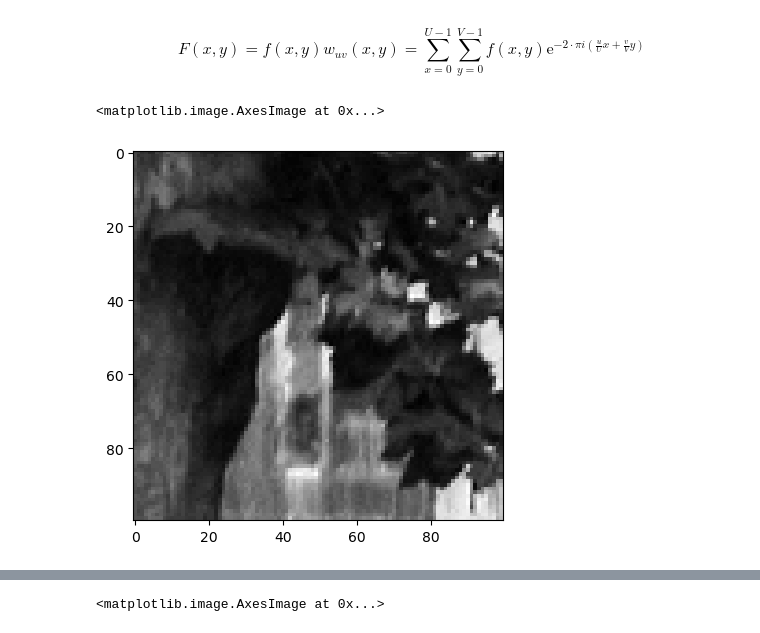
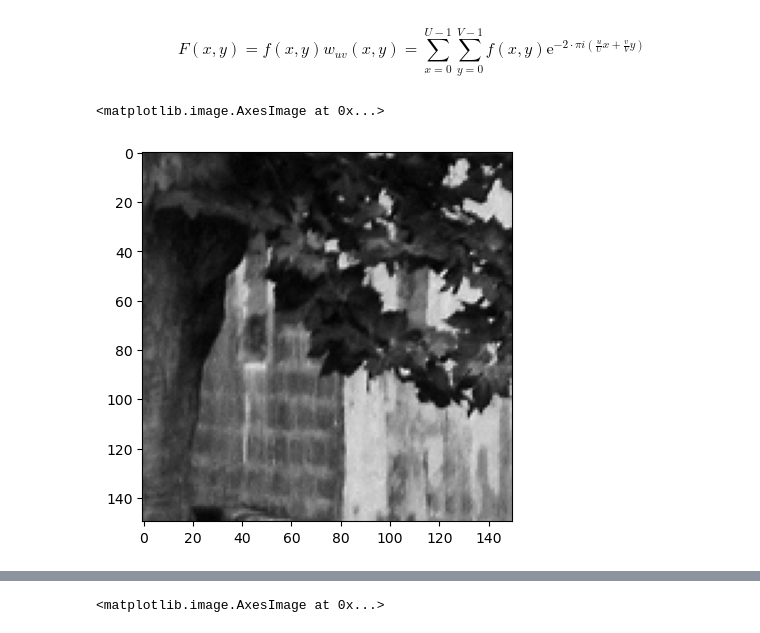
Before and after one commit to Moorboor/ComputerVision, a Jupyter notebook: Homeworks/5/FourierTransform.ipynb, the cells around one changed output, grey strips where cells are left out. Saved outputs shown, nothing was run; the diff lists cells and outputs as text; code cells hidden in the pictures.

```diff
--- a/Homeworks/5/FourierTransform.ipynb
+++ b/Homeworks/5/FourierTransform.ipynb
@@ -156,11 +136,11 @@ $$\displaystyle w_{uv}(x,y)=\sum_{x=0}^{U-1} \sum_{y=0}^{V-1} \mathrm{e}^{-2\cdo
 # %% [markdown]
 $$\displaystyle F(x,y)=f(x,y)w_{uv}(x,y)=\sum_{x=0}^{U-1} \sum_{y=0}^{V-1} f(x,y)\mathrm{e}^{-2\cdot \pi i(\frac{u}{U}x+\frac{v}{V}y)}$$
 # %%
-frame_selected = frames[img_names[1]][:100,:100]
+frame_selected = frames[img_names[1]][:150,:150]
 plt.imshow(frame_selected, cmap="gray")
 # %% [output]
 <matplotlib.image.AxesImage at 0x...>
-[figure, old version]
+[figure, new version]
 # %%
 from tqdm import tqdm
 
```
Also changed, not shown: parts of 7 cells of this notebook, 10 other files.
